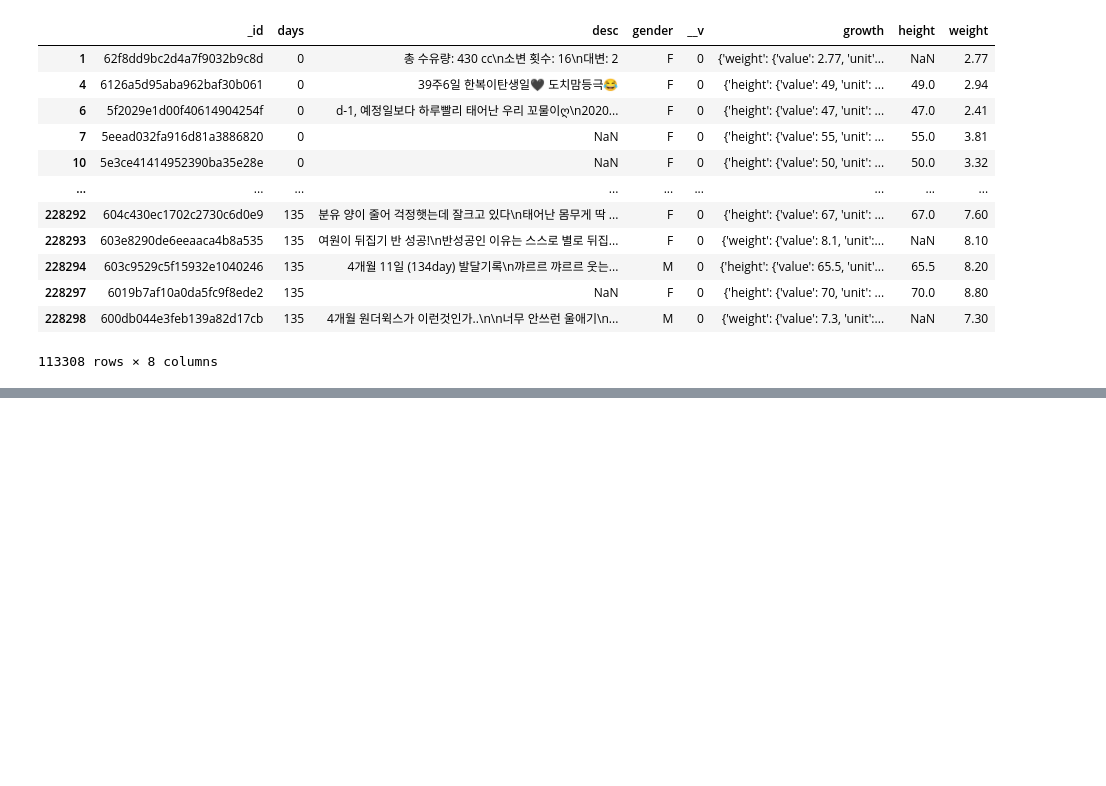
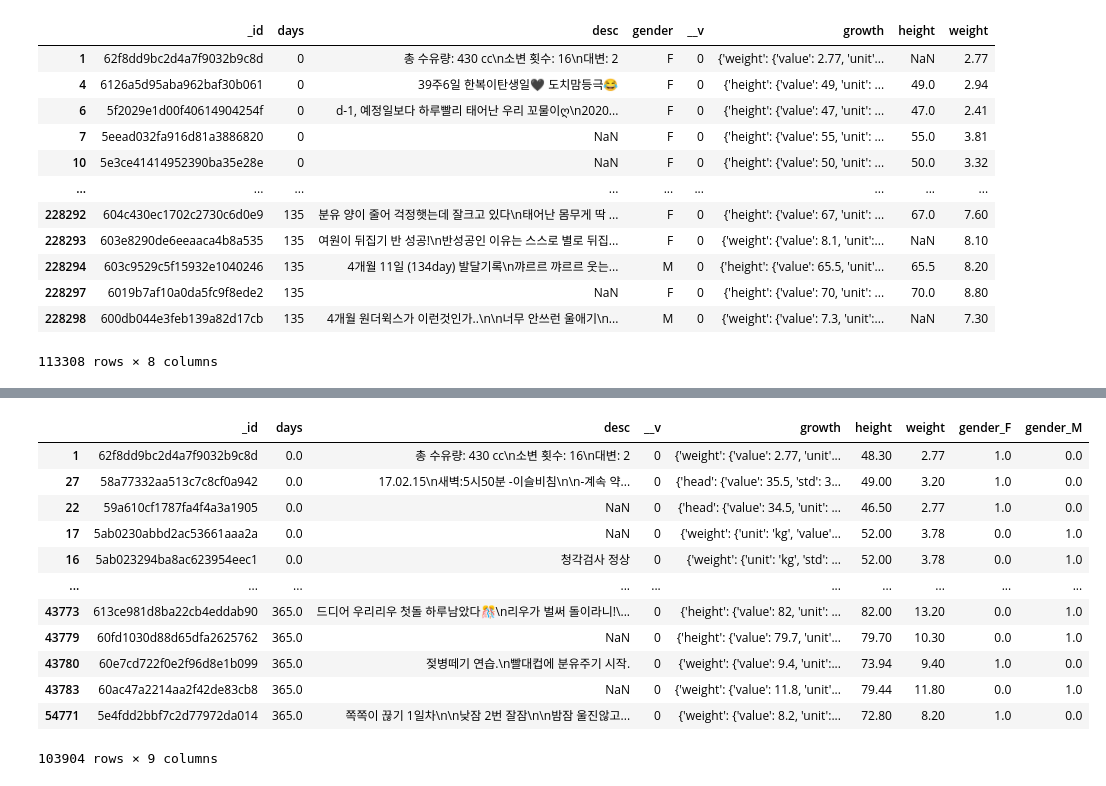
Before and after one commit to ChoKwonHwi/Capston_Project, a Jupyter notebook: babyinfo.ipynb, the cells around one changed output, grey strips where cells are left out. Cells and saved outputs as stored; diff of their text form; code cells hidden in the pictures; blank space fills up the shorter version.

```diff
--- a/babyinfo.ipynb
+++ b/babyinfo.ipynb
@@ -185,0 +219,3 @@ baby_growth_df
+# %%
+baby_growth_df_KNN = baby_growth_df[['days', 'gender_F', 'gender_M', 'height', 'weight']].copy()
+baby_growth_df_KNN
@@ -185,0 +236,5 @@ baby_growth_df
+# %%
+imputer = KNNImputer(n_neighbors=5) # 이웃 개수 5개
+baby_growth_df_filled = imputer.fit_transform(baby_growth_df_KNN)
+# %%
+baby_growth_df[['days', 'gender_F', 'gender_M', 'height', 'weight']] = baby_growth_df_filled
@@ -185,0 +294,38 @@ baby_growth_df
+# %%
+# 이상치 제거 함수
+def remove_outliers(df, col):
+    q1 = df[col].quantile(0.25)
+    q3 = df[col].quantile(0.75)
+    iqr = q3 - q1
+    lower_bound = q1 - 1.5*iqr
+    upper_bound = q3 + 1.5*iqr
+    df = df.loc[(df[col] >= lower_bound) & (df[col] <= upper_bound)]
+    return df
+
+# 생후 일 수 별로 그룹화
+grouped = baby_growth_df.groupby('days')
+
+# 각 생후 일 수별로 이상치 제거된 데이터프레임을 저장할 빈 데이터프레임 생성
+cleaned_df = pd.DataFrame(columns=baby_growth_df.columns)
+
+# 생후 일 수(days)별로 이상치 제거된 데이터를 cleaned_df에 추가
+for name, group in grouped:
+    group = remove_outliers(group, 'height')
+    group = remove_outliers(group, 'weight')
+    cleaned_df = pd.concat([cleaned_df, group])
+# %%
+cleaned_df
+# %% [output]
+|  | _id | days | desc | __v | growth | height | weight | gender_F | gender_M |
+| 1 | 62f8dd9bc2d4a7f9032b9c8d | 0.0 | 총 수유량: 430 cc\n소변 횟수: 16\n대변: 2 | 0 | {'weight': {'value': 2.77, 'unit'... | 48.30 | 2.77 | 1.0 | 0.0 |
+| 27 | 58a77332aa513c7c8cf0a942 | 0.0 | 17.02.15\n새벽:5시50분 -이슬비침\n\n-계속 약... | 0 | {'head': {'value': 35.5, 'std': 3... | 49.00 | 3.20 | 1.0 | 0.0 |
+| 22 | 59a610cf1787fa4f4a3a1905 | 0.0 | NaN | 0 | {'head': {'value': 34.5, 'unit': ... | 46.50 | 2.77 | 1.0 | 0.0 |
+| 17 | 5ab0230abbd2ac53661aaa2a | 0.0 | NaN | 0 | {'weight': {'unit': 'kg', 'value'... | 52.00 | 3.78 | 0.0 | 1.0 |
+| 16 | 5ab023294ba8ac623954eec1 | 0.0 | 청각검사 정상 | 0 | {'weight': {'unit': 'kg', 'std': ... | 52.00 | 3.78 | 0.0 | 1.0 |
+| ... | ... | ... | ... | ... | ... | ... | ... | ... | ... |
+| 43773 | 613ce981d8ba22cb4eddab90 | 365.0 | 드디어 우리리우 첫돌 하루남았다🎊\n리우가 벌써 돌이라니!\... | 0 | {'height': {'value': 82, 'unit': ... | 82.00 | 13.20 | 0.0 | 1.0 |
+| 43779 | 60fd1030d88d65dfa2625762 | 365.0 | NaN | 0 | {'height': {'value': 79.7, 'unit'... | 79.70 | 10.30 | 0.0 | 1.0 |
+| 43780 | 60e7cd722f0e2f96d8e1b099 | 365.0 | 젖병떼기 연습.\n빨대컵에 분유주기 시작. | 0 | {'weight': {'value': 9.4, 'unit':... | 73.94 | 9.40 | 1.0 | 0.0 |
+| 43783 | 60ac47a2214aa2f42de83cb8 | 365.0 | NaN | 0 | {'weight': {'value': 11.8, 'unit'... | 79.44 | 11.80 | 0.0 | 1.0 |
+| 54771 | 5e4fdd2bbf7c2d77972da014 | 365.0 | 쪽쪽이 끊기 1일차\n\n낮잠 2번 잘잠\n\n밤잠 울진않고... | 0 | {'weight': {'value': 8.2, 'unit':... | 72.80 | 8.20 | 1.0 | 0.0 |
+103904 rows × 9 columns
```
Also changed, not shown: parts of 28 cells of this notebook.
